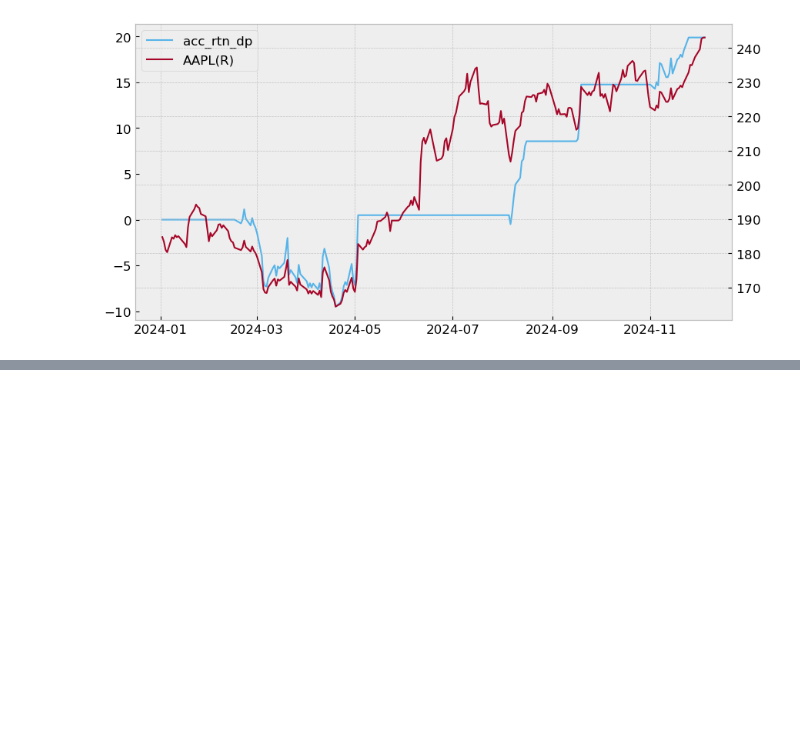
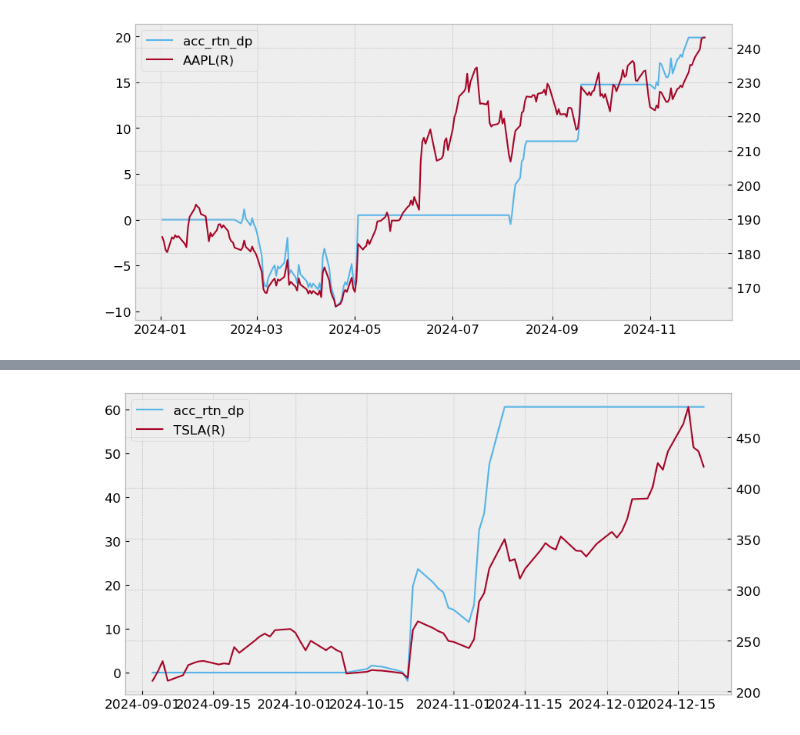
Before and after one commit to djimme/finterstellarDJ, a Jupyter notebook: Quant_2412.ipynb, the cells around one changed output, grey strips where cells are left out. Saved outputs shown, nothing was run; the diff lists cells and outputs as text; code cells hidden in the pictures; blank space fills up the shorter version.

```diff
--- a/Quant_2412.ipynb
+++ b/Quant_2412.ipynb
@@ -136,0 +241,4 @@ fs.draw_chart(df_AAPL, left='acc_rtn_dp', right='AAPL')
+# %%
+fs.draw_chart(df_tsla, left='acc_rtn_dp', right='TSLA')
+# %% [output]
+[figure, added]
```
Also changed, not shown: parts of 12 cells of this notebook.
